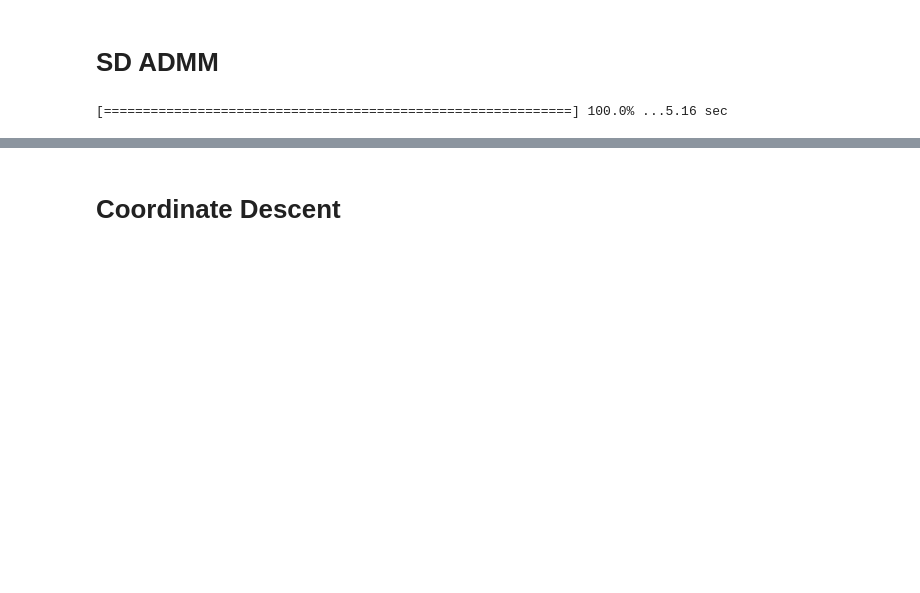
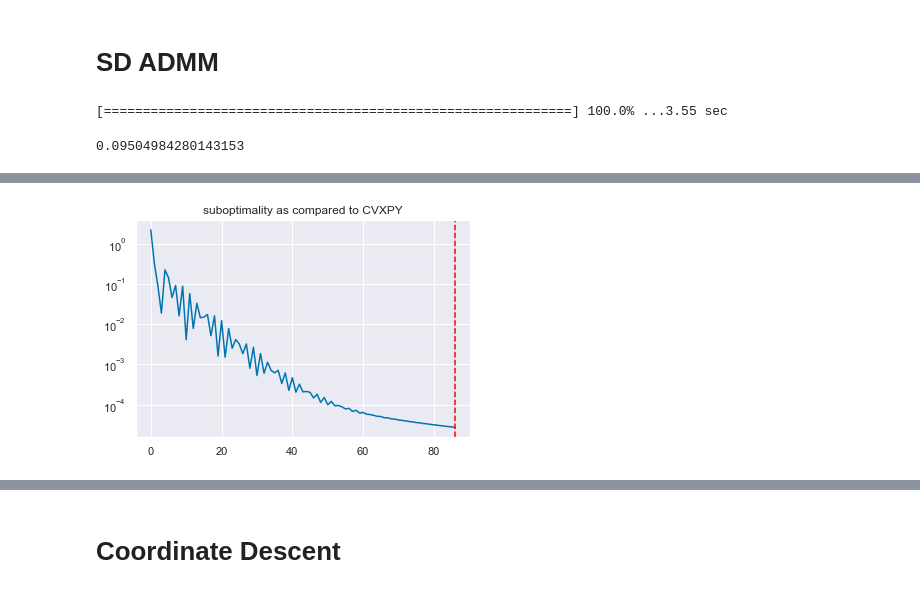
Before and after one commit to cvxgrp/signal-decomposition, a Jupyter notebook: notebooks/Simple_convex_example-3_ways.ipynb, the cells around one changed output, grey strips where cells are left out. Drawn from its saved outputs; the diff is of its cells as text; code cells hidden in the pictures; blank space fills up the shorter version.

```diff
--- a/notebooks/Simple_convex_example-3_ways.ipynb
+++ b/notebooks/Simple_convex_example-3_ways.ipynb
@@ -64,0 +60,3 @@ problem1.objective_value
+# %%
+opt_obj_val = problem1.objective_value
+opt_obj_val
@@ -71,13 +70,16 @@ problem1.plot_decomposition(X_real=X_real);
 # SD ADMM
 # %%
 problem2 = Problem(y, components)
-problem2.decompose(admm=True, rho=2/T, num_iter=100)
+problem2.decompose(how='admm', stopping_tolerance=TOL)
+problem2.objective_value
 # %% [output]
-[============================================================] 100.0% ...5.16 sec
+[============================================================] 100.0% ...3.55 sec
+0.09504984280143153
 # %%
 plt.figure()
-plt.plot(problem2.admm_result['obj_vals'])
+plt.plot(problem2.admm_result['obj_vals'] - opt_obj_val)
 plt.axvline(problem2.admm_result['it'], color='red', ls='--')
+plt.title('suboptimality as compared to CVXPY')
 plt.yscale('log')
 plt.show()
 # %% [output]
@@ -86,2 +86,3 @@ plt.show()
+[figure, added]
 # %%
 plt.figure()
```
Also changed, not shown: parts of 22 cells of this notebook, 9 other files.
